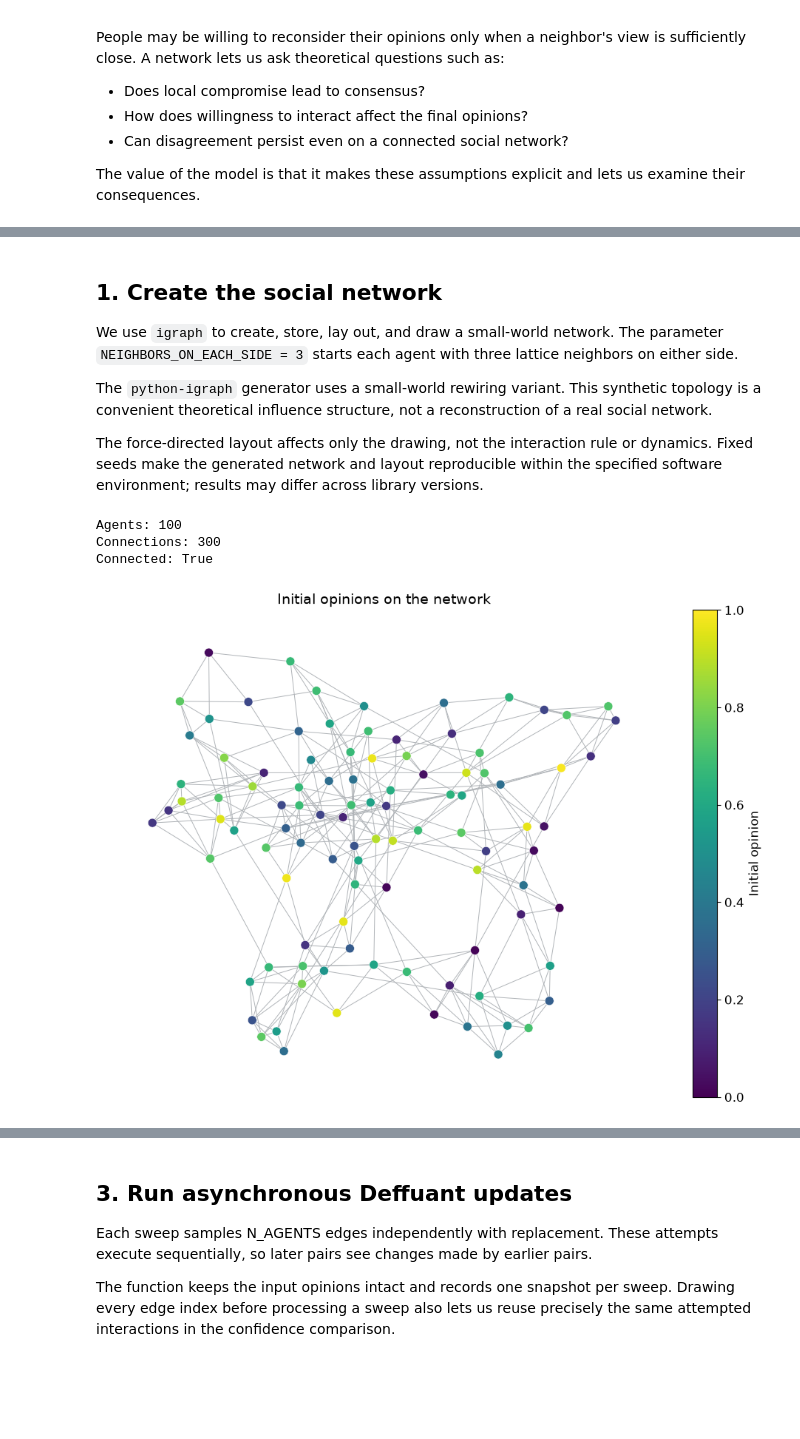
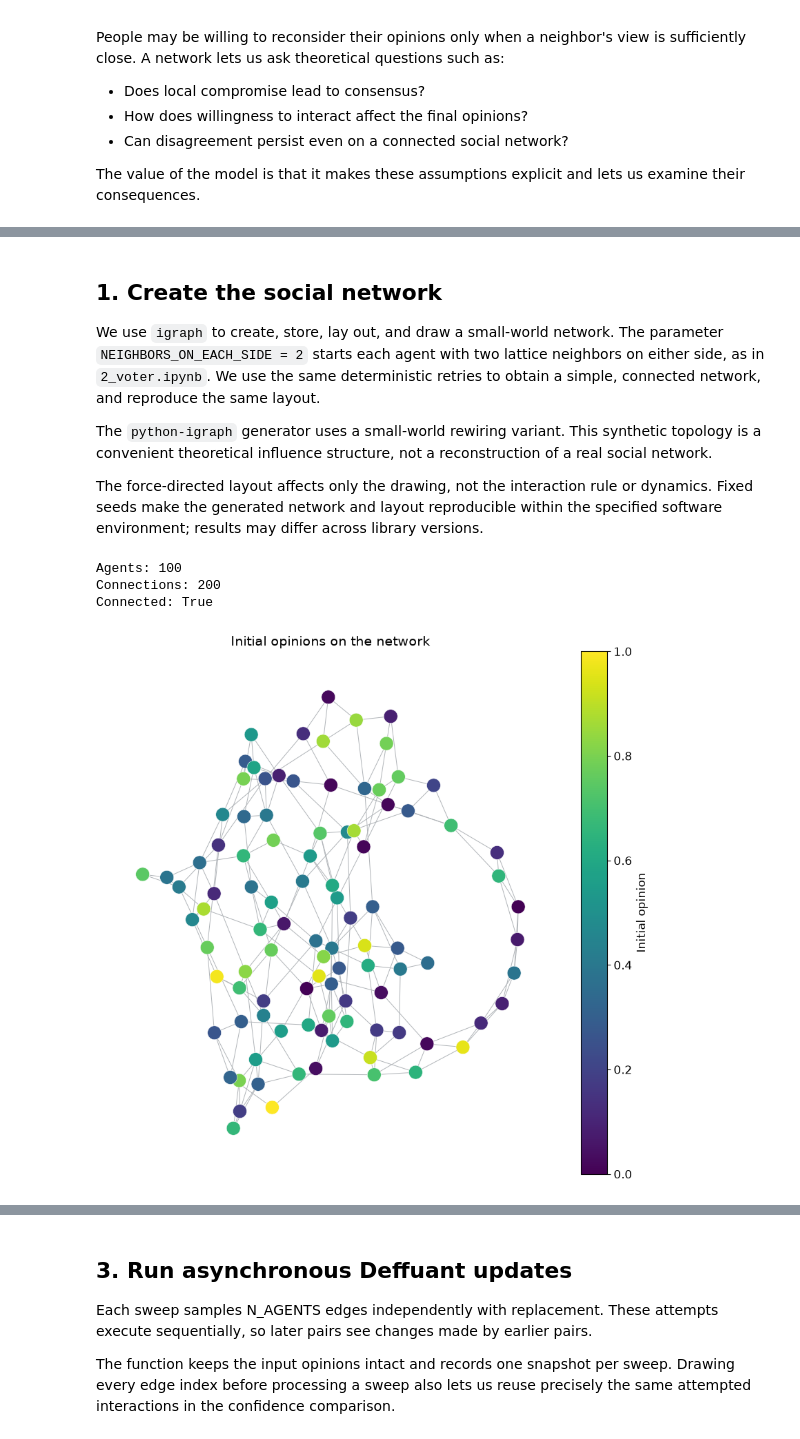
Before and after one commit to hfarruda/opinion-dynamics-ICMC-2026, a Jupyter notebook: 3_deffuant.ipynb, the cells around one changed output, grey strips where cells are left out. Cells and saved outputs as stored; diff of their text form; code cells hidden in the pictures; blank space fills up the shorter version.

Commit message:
update Deffuant

```diff
--- a/3_deffuant.ipynb
+++ b/3_deffuant.ipynb
@@ -93,36 +84,30 @@ plt.rcParams.update({
 # %% [markdown]
 ## 1. Create the social network
 
-We use `igraph` to create, store, lay out, and draw a small-world network. The parameter `NEIGHBORS_ON_EACH_SIDE = 3` starts each agent with three lattice neighbors on either side.
+We use `igraph` to create, store, lay out, and draw a small-world network. The parameter `NEIGHBORS_ON_EACH_SIDE = 2` starts each agent with two lattice neighbors on either side, as in `2_voter.ipynb`. We use the same deterministic retries to obtain a simple, connected network, and reproduce the same layout.
 
 The `python-igraph` generator uses a small-world rewiring variant. This synthetic topology is a convenient theoretical influence structure, not a reconstruction of a real social network.
 
 The force-directed layout affects only the drawing, not the interaction rule or dynamics. Fixed seeds make the generated network and layout reproducible within the specified software environment; results may differ across library versions.
 # %%
-# igraph uses this seeded generator for reproducible rewiring.
-ig.set_random_number_generator(random.Random(NETWORK_SEED))
+# Match the graph generation and seed rule in 2_voter.ipynb.
+for attempt in range(MAX_NETWORK_ATTEMPTS):
+    graph_seed = NETWORK_SEED + 1_000 * NEIGHBORS_ON_EACH_SIDE + attempt
+    ig.set_random_number_generator(random.Random(graph_seed))
+    graph_ig = ig.Graph.Watts_Strogatz(
+        dim=1, size=N_AGENTS, nei=NEIGHBORS_ON_EACH_SIDE,
+        p=REWIRING_PROBABILITY,
+    )
+    if graph_ig.is_simple() and graph_ig.is_connected():
+        break
+else:
+    raise RuntimeError("No connected network found; try another NETWORK_SEED.")
 
-graph_ig = ig.Graph.Watts_Strogatz(
-    dim=1,
-    size=N_AGENTS,
-    nei=NEIGHBORS_ON_EACH_SIDE,
-    p=REWIRING_PROBABILITY,
-)
-
-assert not graph_ig.is_directed()
-assert graph_ig.vcount() == N_AGENTS
-assert graph_ig.is_simple(), "The influence network must be simple."
-assert graph_ig.is_connected(), "The influence network must be connected."
-assert graph_ig.vs.indices == list(range(N_AGENTS))
-
-# Seed the starting coordinates independently from the network draw.
-ig.set_random_number_generator(random.Random(LAYOUT_SEED))
-layout_rng = np.random.default_rng(LAYOUT_SEED)
+layout_rng = np.random.default_rng(LAYOUT_SEED + NEIGHBORS_ON_EACH_SIDE)
 layout_start = layout_rng.uniform(-1.0, 1.0, size=(N_AGENTS, 2))
 layout = graph_ig.layout_fruchterman_reingold(
-    seed=layout_start.tolist(),
+    seed=layout_start.tolist(), niter=1000,
 )
-assert len(layout) == N_AGENTS
 
 opinion_rng = np.random.default_rng(OPINION_SEED)
 initial_opinions = opinion_rng.uniform(0.0, 1.0, size=N_AGENTS)
@@ -132,7 +117,7 @@ print(f"Connections: {graph_ig.ecount()}")
 print(f"Connected: {graph_ig.is_connected()}")
 # %% [output]
 Agents: 100
-Connections: 300
+Connections: 200
 Connected: True
 # %%
 opinion_norm = mcolors.Normalize(vmin=0.0, vmax=1.0)
@@ -149,36 +134,37 @@ def draw_opinion_network(ax, opinions, title, vertex_size):
         mcolors.to_hex(opinion_cmap(opinion_norm(value)))
         for value in opinions
     ]
     assert len(vertex_colors) == graph_ig.vcount()
 
     ig.plot(
         graph_ig,
         target=ax,
         layout=layout,
         vertex_color=vertex_colors,
         vertex_size=vertex_size,
         vertex_frame_color="white",
         vertex_frame_width=0.4,
         vertex_label=None,
         edge_color="#b0b4b8",
         edge_width=0.7,
         autocurve=False,
     )
     ax.set_title(title)
     ax.axis("off")
 
 
-fig, ax = plt.subplots(figsize=(9, 7), layout="constrained")
+fig, ax = plt.subplots(figsize=(8, 8), layout="constrained")
 draw_opinion_network(
     ax,
     initial_opinions,
     "Initial opinions on the network",
-    vertex_size=12,
+    vertex_size=20,
 )
 fig.colorbar(opinion_color_scale, ax=ax, label="Initial opinion")
+# plt.savefig("./figures/deffuant_initial_network.pdf")
 plt.show()
 # %% [output]
-[figure, old version]
+[figure, new version]
 # %% [markdown]
 ## 2. Translate the theory into code
 
```
Also changed, not shown: parts of 12 cells of this notebook.
